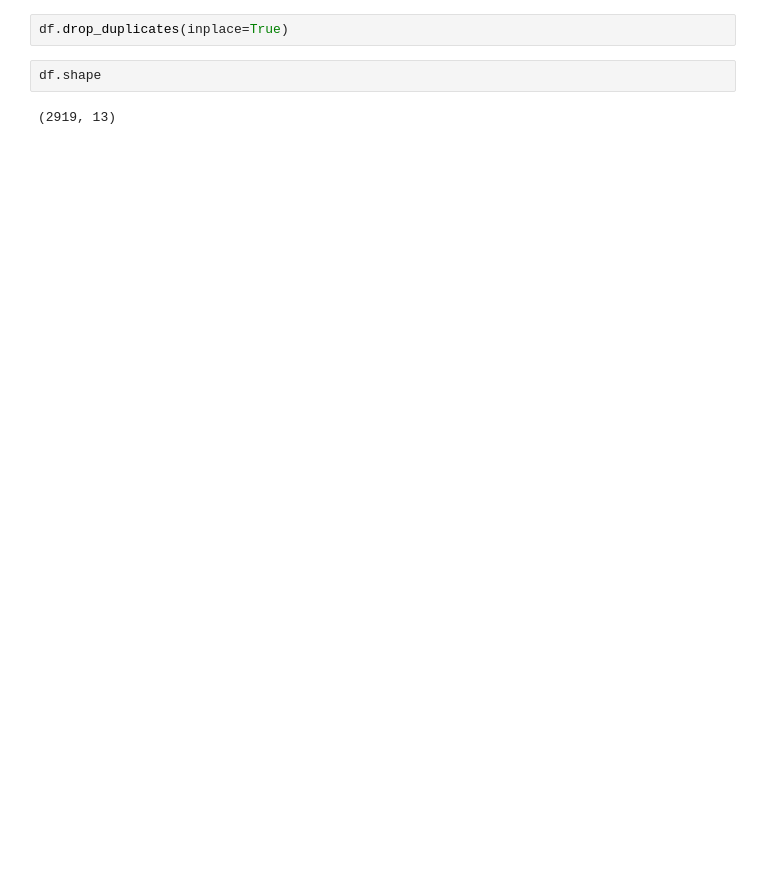
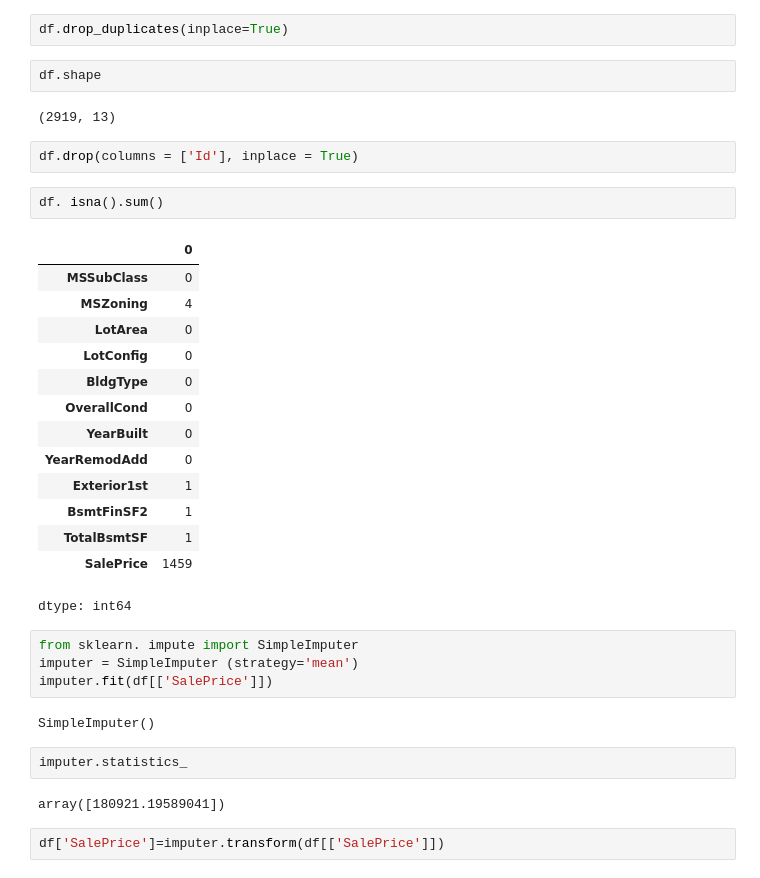
Before and after one commit to StormAbishek/House-Price-Prediction, a Jupyter notebook: House_Price_Prediction.ipynb, the cells around one changed output. Cells and saved outputs as stored; diff of their text form; blank space fills up the shorter version.

```diff
--- a/House_Price_Prediction.ipynb
+++ b/House_Price_Prediction.ipynb
@@ -25,3 +25,34 @@ df.drop_duplicates(inplace=True)
 df.shape
 # %% [output]
 (2919, 13)
+# %%
+df.drop(columns = ['Id'], inplace = True)
+# %%
+df. isna().sum()
+# %% [output]
+|  | 0 |
+| MSSubClass | 0 |
+| MSZoning | 4 |
+| LotArea | 0 |
+| LotConfig | 0 |
+| BldgType | 0 |
+| OverallCond | 0 |
+| YearBuilt | 0 |
+| YearRemodAdd | 0 |
+| Exterior1st | 1 |
+| BsmtFinSF2 | 1 |
+| TotalBsmtSF | 1 |
+| SalePrice | 1459 |
+dtype: int64
+# %%
+from sklearn. impute import SimpleImputer
+imputer = SimpleImputer (strategy='mean')
+imputer.fit(df[['SalePrice']])
+# %% [output]
+SimpleImputer()
+# %%
+imputer.statistics_
+# %% [output]
+array([180921.19589041])
+# %%
+df['SalePrice']=imputer.transform(df[['SalePrice']])
```
Also changed, not shown: parts of 4 cells of this notebook.
